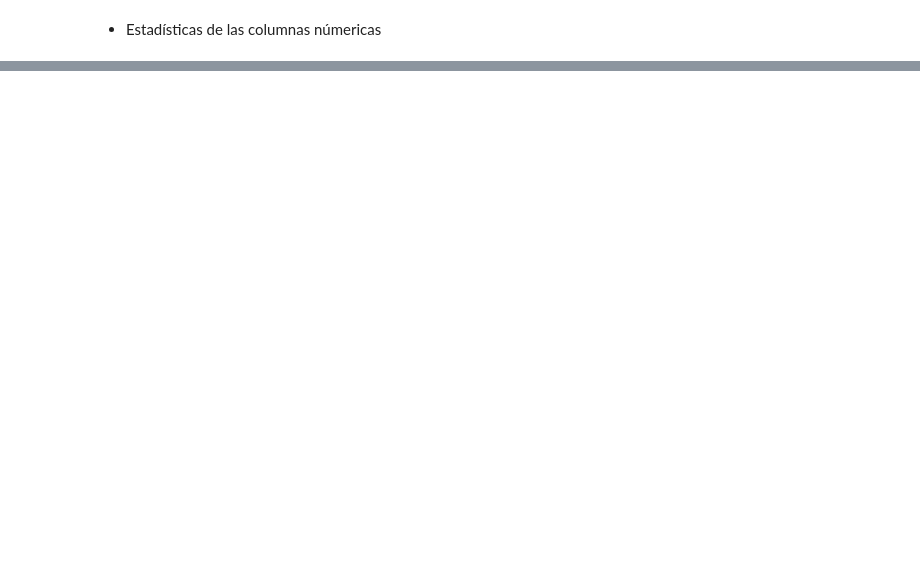
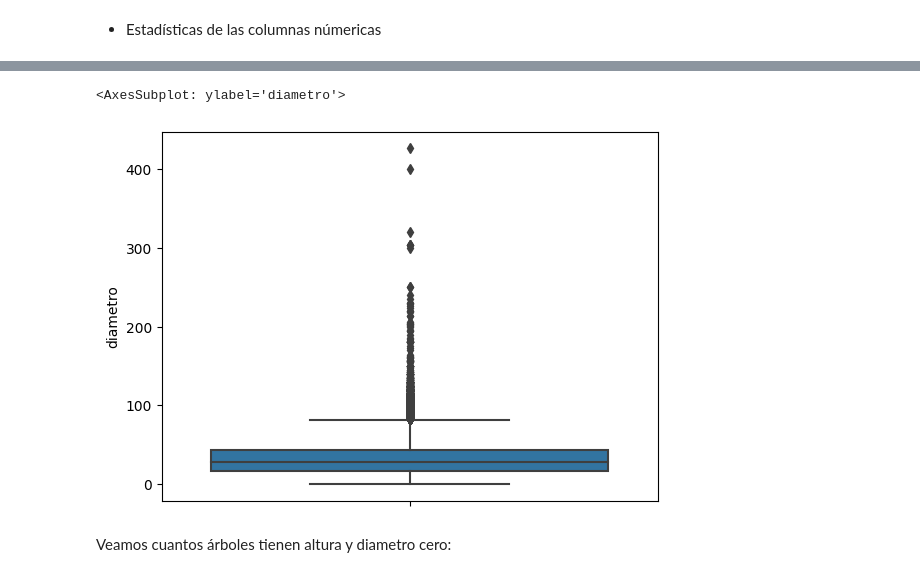
Before and after one commit to joregat/Proyecto-Piloto, a Jupyter notebook: main.ipynb, the cells around one changed output, grey strips where cells are left out. Saved outputs shown, nothing was run; the diff lists cells and outputs as text; code cells hidden in the pictures; blank space fills up the shorter version.

```diff
--- a/main.ipynb
+++ b/main.ipynb
@@ -115,0 +111,7 @@ data_arbolado.describe()
+# %%
+sns.boxplot(data = data_arbolado, y = "diametro")
+# %% [output]
+<AxesSubplot: ylabel='diametro'>
+[figure, added]
+# %% [markdown]
+Veamos cuantos árboles tienen altura y diametro cero:
```
Also changed, not shown: parts of 34 cells of this notebook, 5 other files.
